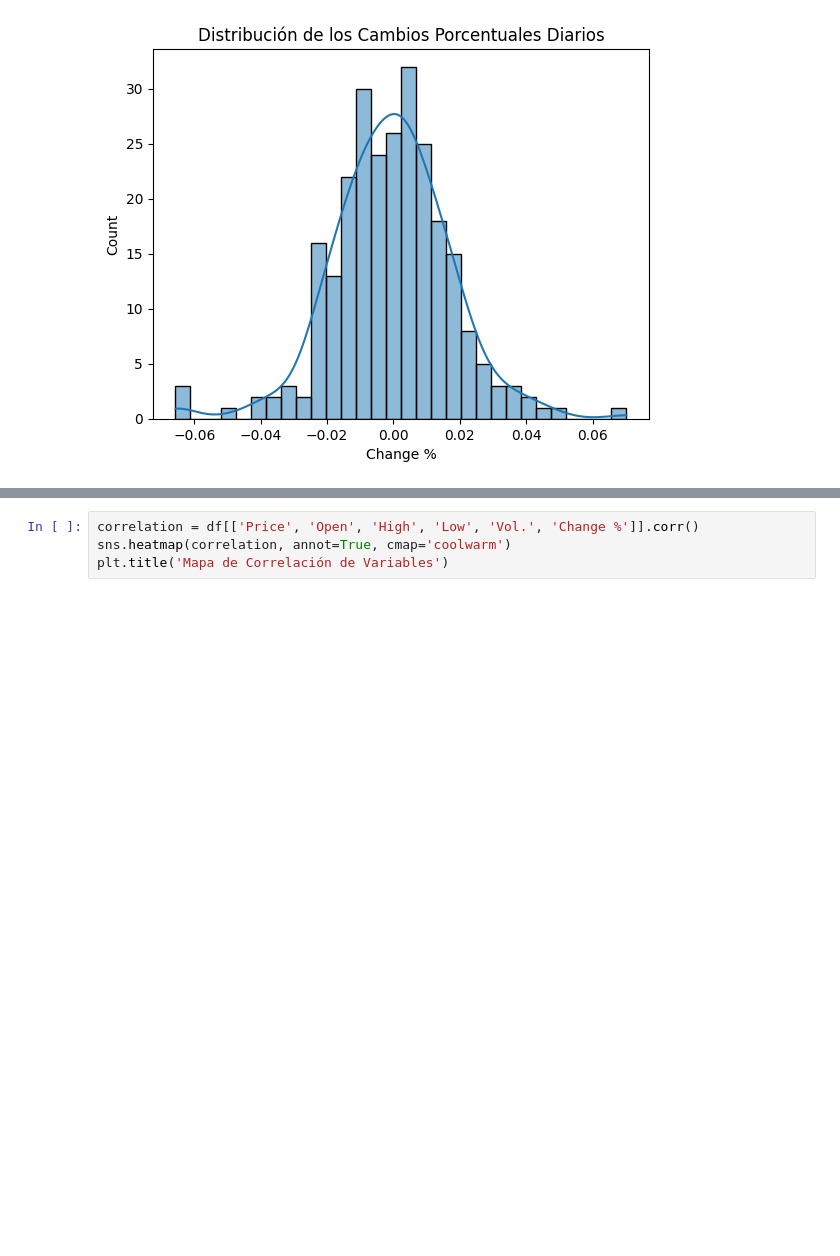
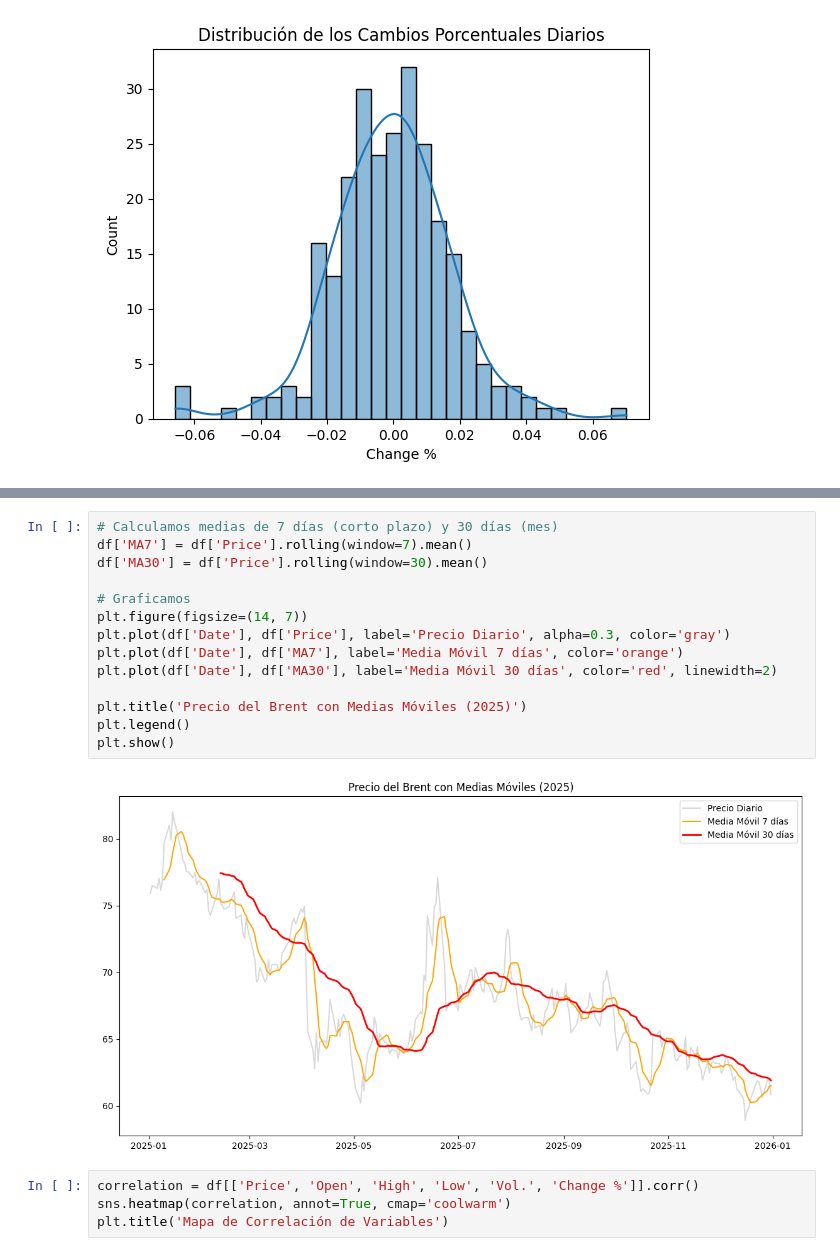
Before and after one commit to nbarrazae/Kaggle-Repo, a Jupyter notebook: eda-brent-crude-oil-daily-prices-2025.ipynb, the cells around one changed output, grey strips where cells are left out. Saved outputs shown, nothing was run; the diff lists cells and outputs as text; blank space fills up the shorter version.

Commit message:
Kaggle Notebook | EDA Brent Crude Oil Daily Prices 2025 | Version 6

```diff
--- a/eda-brent-crude-oil-daily-prices-2025.ipynb
+++ b/eda-brent-crude-oil-daily-prices-2025.ipynb
@@ -149,3 +160,19 @@ Text(0.5, 1.0, 'Distribución de los Cambios Porcentuales Diarios')
+# %%
+# Calculamos medias de 7 días (corto plazo) y 30 días (mes)
+df['MA7'] = df['Price'].rolling(window=7).mean()
+df['MA30'] = df['Price'].rolling(window=30).mean()
+
+# Graficamos
+plt.figure(figsize=(14, 7))
+plt.plot(df['Date'], df['Price'], label='Precio Diario', alpha=0.3, color='gray')
+plt.plot(df['Date'], df['MA7'], label='Media Móvil 7 días', color='orange')
+plt.plot(df['Date'], df['MA30'], label='Media Móvil 30 días', color='red', linewidth=2)
+
+plt.title('Precio del Brent con Medias Móviles (2025)')
+plt.legend()
+plt.show()
+# %% [output]
+[figure, added]
 # %%
 correlation = df[['Price', 'Open', 'High', 'Low', 'Vol.', 'Change %']].corr()
 sns.heatmap(correlation, annot=True, cmap='coolwarm')
```
Also changed, not shown: parts of 1 cell of this notebook.
